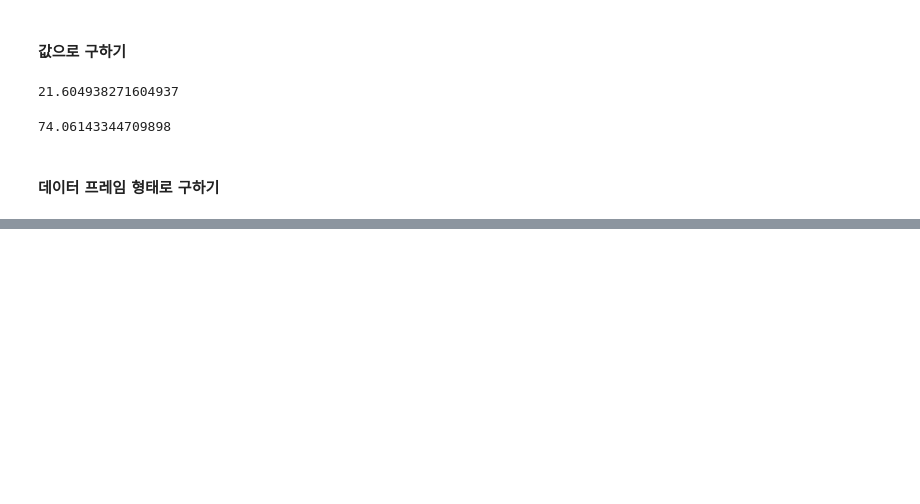
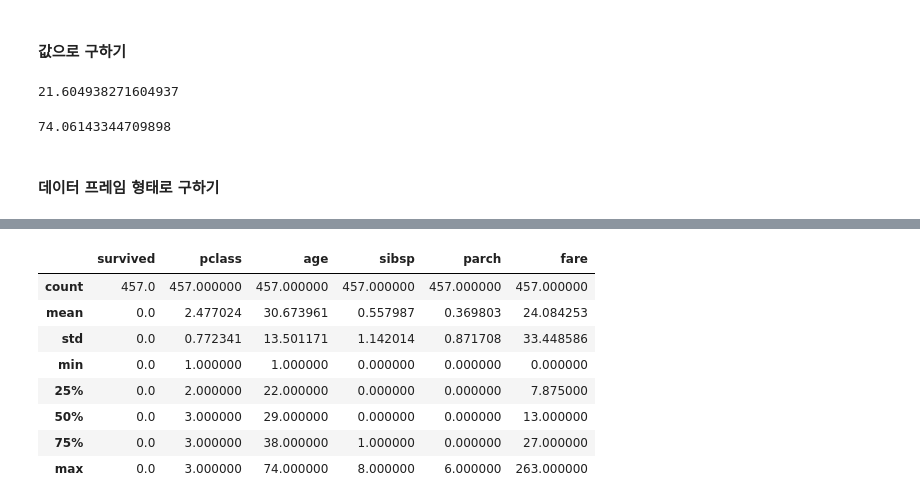
Before and after one commit to epocheing/202206_KNU_kdt2, a Jupyter notebook: python_pandas/D_0710/ex_pivot.ipynb, the cells around one changed output, grey strips where cells are left out. Saved outputs shown, nothing was run; the diff lists cells and outputs as text; code cells hidden in the pictures; blank space fills up the shorter version.

```diff
--- a/python_pandas/D_0710/ex_pivot.ipynb
+++ b/python_pandas/D_0710/ex_pivot.ipynb
@@ -171,0 +201,13 @@ AttributeError: module 'pandas' has no attribute 'groupby'
+# %%
+dead = aliveDead.get_group(0)
+dead.describe()
+# %% [output]
+|  | survived | pclass | age | sibsp | parch | fare |
+| count | 457.0 | 457.000000 | 457.000000 | 457.000000 | 457.000000 | 457.000000 |
+| mean | 0.0 | 2.477024 | 30.673961 | 0.557987 | 0.369803 | 24.084253 |
+| std | 0.0 | 0.772341 | 13.501171 | 1.142014 | 0.871708 | 33.448586 |
+| min | 0.0 | 1.000000 | 1.000000 | 0.000000 | 0.000000 | 0.000000 |
+| 25% | 0.0 | 2.000000 | 22.000000 | 0.000000 | 0.000000 | 7.875000 |
+| 50% | 0.0 | 3.000000 | 29.000000 | 0.000000 | 0.000000 | 13.000000 |
+| 75% | 0.0 | 3.000000 | 38.000000 | 1.000000 | 0.000000 | 27.000000 |
+| max | 0.0 | 3.000000 | 74.000000 | 8.000000 | 6.000000 | 263.000000 |
```
Also changed, not shown: parts of 6 cells of this notebook, 1 other file.
